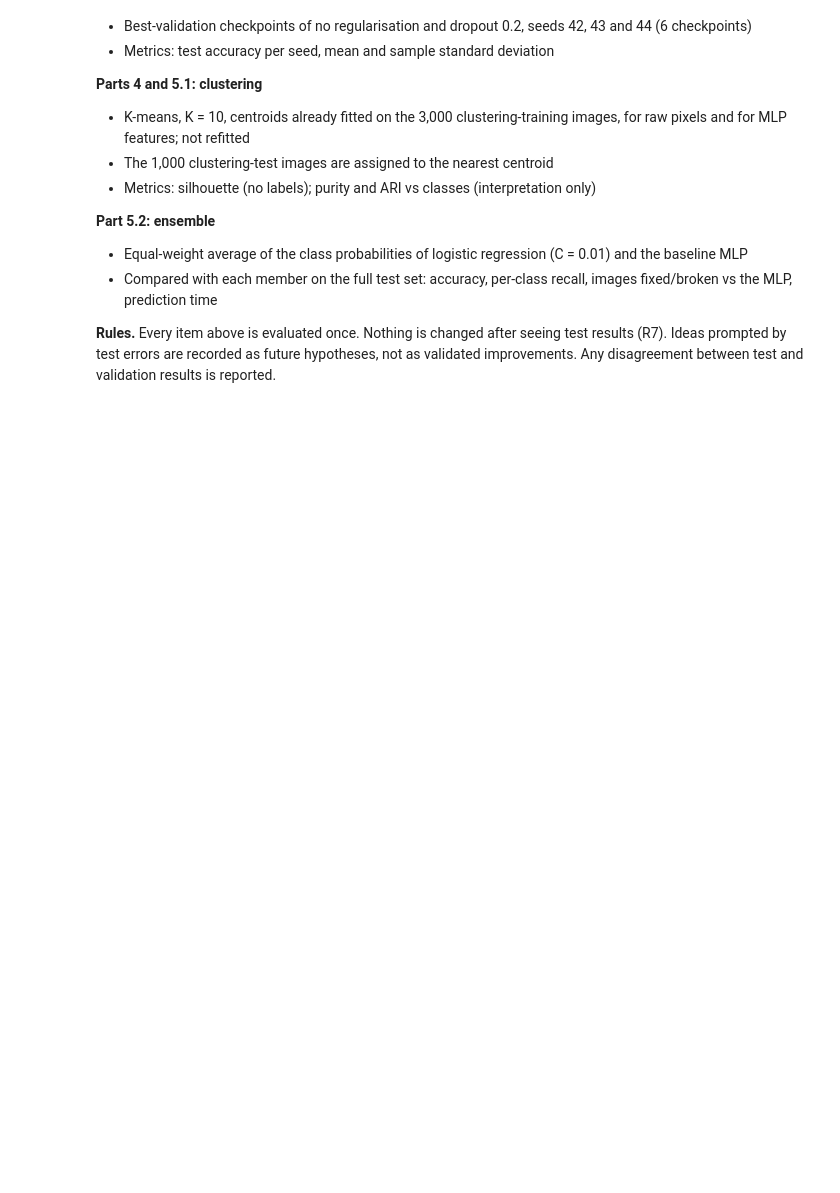
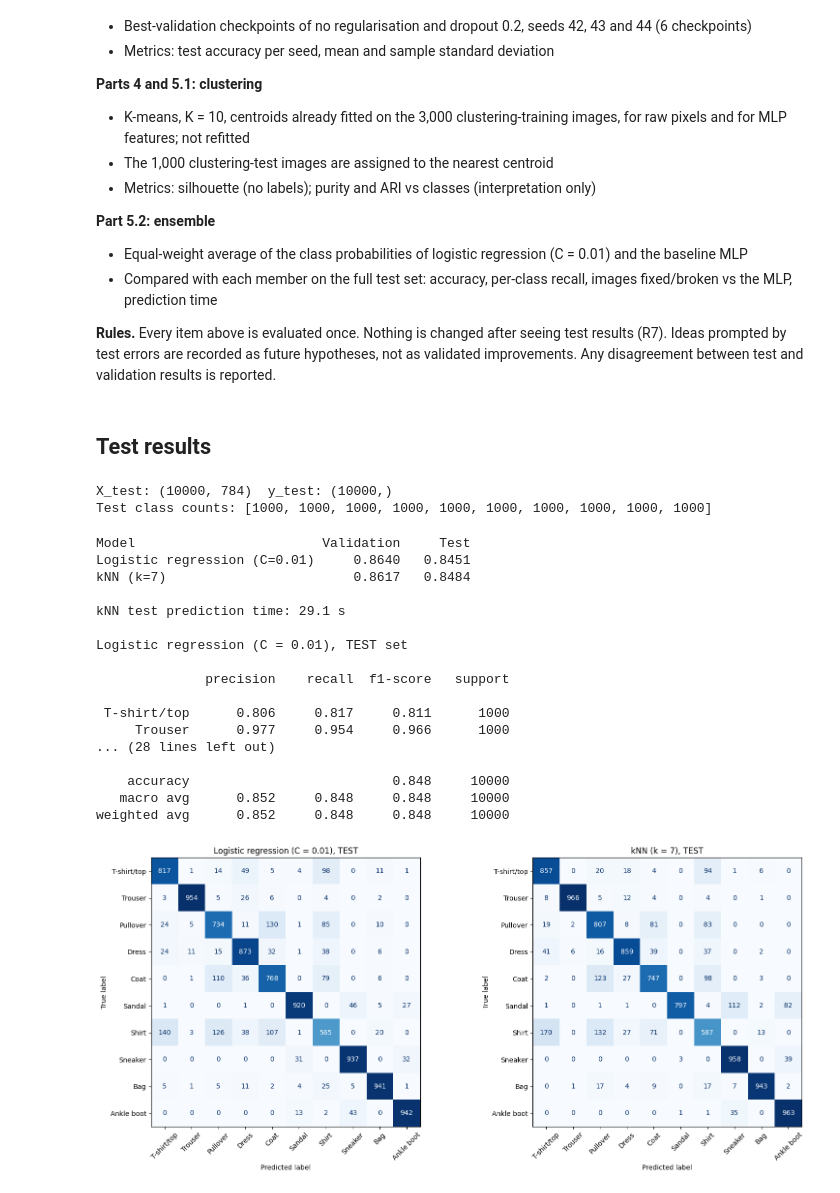
Before and after one commit to butthamza20/ECS708U-P-Fashion-MNIST-Coursework, a Jupyter notebook: ECS708U_P_Fashion_MNIST_Coursework.ipynb, the cells around one changed output. Saved outputs shown, nothing was run; the diff lists cells and outputs as text; code cells hidden in the pictures; blank space fills up the shorter version.

```diff
--- a/ECS708U_P_Fashion_MNIST_Coursework.ipynb
+++ b/ECS708U_P_Fashion_MNIST_Coursework.ipynb
@@ -3196,3 +2506,62 @@ result was computed (R6). The test code follows the plan and runs once.
 - Compared with each member on the full test set: accuracy, per-class recall, images fixed/broken vs the MLP, prediction time
 
 **Rules.** Every item above is evaluated once. Nothing is changed after seeing test results (R7). Ideas prompted by test errors are recorded as future hypotheses, not as validated improvements. Any disagreement between test and validation results is reported.
+# %% [markdown]
+## Test results
+# %%
+# Official test set, prepared exactly like the validation set; nothing is fitted here
+X_test = test_data.data.reshape(-1, 784).numpy() / 255.0       # 0-1 pixels (kNN)
+y_test = test_data.targets.numpy()
+X_test_scaled = scaler.transform(X_test)                        # scaler fitted on training data only (R2)
+
+print("X_test:", X_test.shape, " y_test:", y_test.shape)
+print("Test class counts:", np.bincount(y_test).tolist())
+# %% [output]
+X_test: (10000, 784)  y_test: (10000,)
+Test class counts: [1000, 1000, 1000, 1000, 1000, 1000, 1000, 1000, 1000, 1000]
+# %%
+# Part 1 (test plan): logistic regression C = 0.01 and kNN k = 7, evaluated once
+lr_test_pred = final_log_reg.predict(X_test_scaled)
+
+start = time.time()
+knn_test_pred = final_knn.predict(X_test)
+knn_test_time = time.time() - start
+
+print(f"{'Model':<28} {'Validation':>10} {'Test':>8}")
+print(f"{'Logistic regression (C=0.01)':<28} {final_lr_val_acc:>10.4f} {accuracy_score(y_test, lr_test_pred):>8.4f}")
+print(f"{'kNN (k=7)':<28} {accuracy_score(y_val, knn_val_pred):>10.4f} {accuracy_score(y_test, knn_test_pred):>8.4f}")
+print(f"\nkNN test prediction time: {knn_test_time:.1f} s")
+
+print(f"\nLogistic regression (C = {best_C}), TEST set\n")
+print(classification_report(y_test, lr_test_pred, target_names=class_names, digits=3))
+print(f"\nkNN (k = {best_k}), TEST set\n")
+print(classification_report(y_test, knn_test_pred, target_names=class_names, digits=3))
+
+fig, axes = plt.subplots(1, 2, figsize=(16, 7))
+ConfusionMatrixDisplay.from_predictions(y_test, lr_test_pred, display_labels=class_names,
+                                        xticks_rotation=45, cmap="Blues", colorbar=False, ax=axes[0])
+axes[0].set_title(f"Logistic regression (C = {best_C}), TEST")
+ConfusionMatrixDisplay.from_predictions(y_test, knn_test_pred, display_labels=class_names,
+                                        xticks_rotation=45, cmap="Blues", colorbar=False, ax=axes[1])
+axes[1].set_title(f"kNN (k = {best_k}), TEST")
+plt.tight_layout()
+plt.show()
+# %% [output]
+Model                        Validation     Test
+Logistic regression (C=0.01)     0.8640   0.8451
+kNN (k=7)                        0.8617   0.8484
+
+kNN test prediction time: 29.1 s
+
+Logistic regression (C = 0.01), TEST set
+
+              precision    recall  f1-score   support
+
+ T-shirt/top      0.806     0.817     0.811      1000
+     Trouser      0.977     0.954     0.966      1000
+... (28 lines left out)
+
+    accuracy                          0.848     10000
+   macro avg      0.852     0.848     0.848     10000
+weighted avg      0.852     0.848     0.848     10000
+[figure, added]
```
Also changed, not shown: parts of 187 cells of this notebook.
